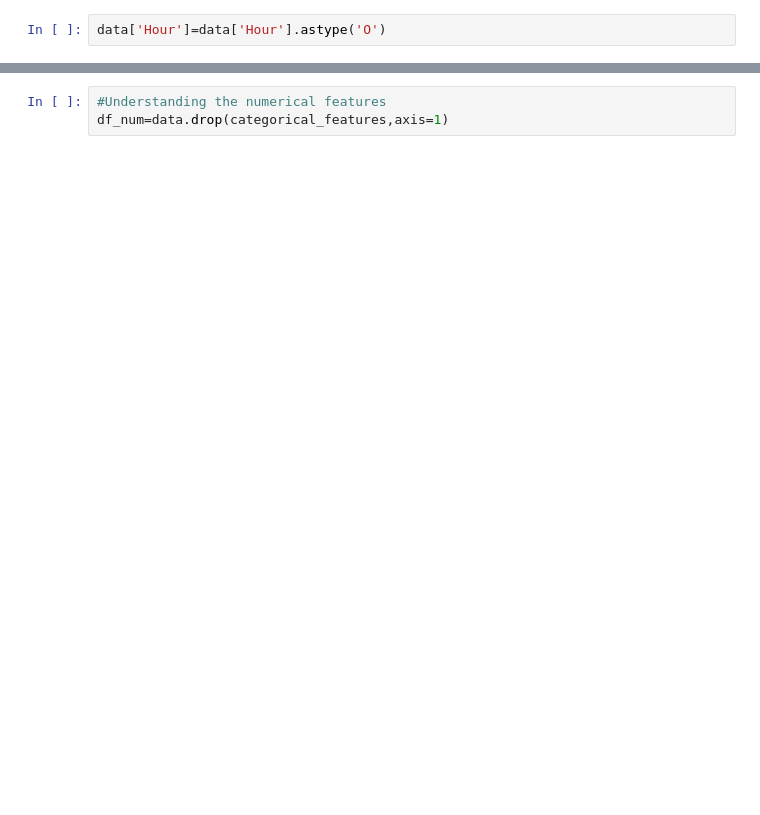
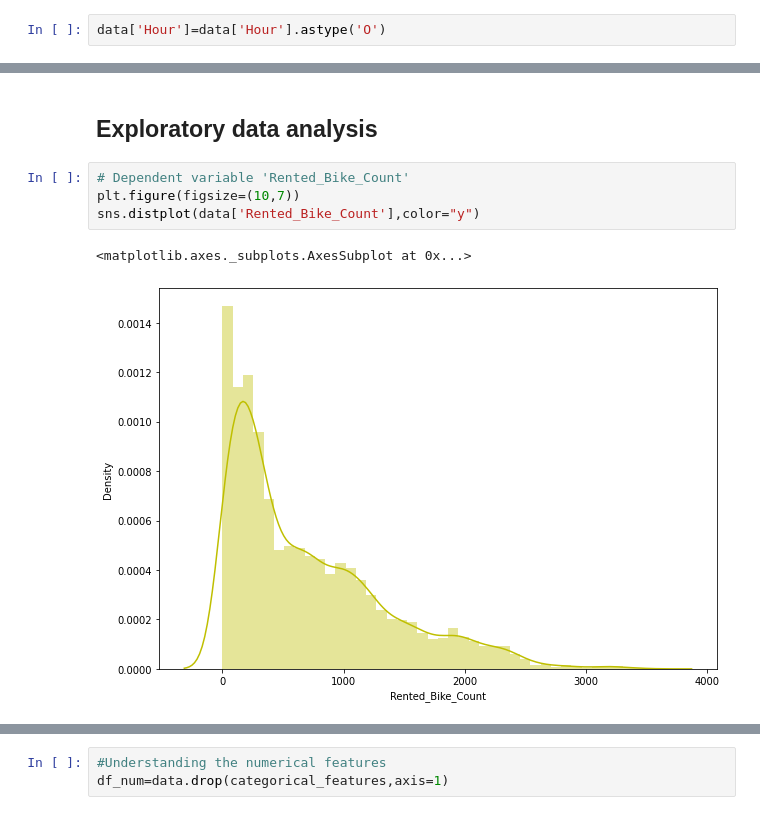
Before and after one commit to Bibhuti-MLAI/Bike-Sharing-Demand-Prediction, a Jupyter notebook: Bike_Sharing_Demand_Prediction_Capstone_Project.ipynb, the cells around one changed output, grey strips where cells are left out. Drawn from its saved outputs; the diff is of its cells as text; blank space fills up the shorter version.

```diff
--- a/Bike_Sharing_Demand_Prediction_Capstone_Project.ipynb
+++ b/Bike_Sharing_Demand_Prediction_Capstone_Project.ipynb
@@ -180,0 +201,9 @@ memory usage: 1.0+ MB
+# %% [markdown]
+## **Exploratory data analysis**
+# %%
+# Dependent variable 'Rented_Bike_Count'
+plt.figure(figsize=(10,7))
+sns.distplot(data['Rented_Bike_Count'],color="y")
+# %% [output]
+<matplotlib.axes._subplots.AxesSubplot at 0x...>
+[figure, added]
```
Also changed, not shown: parts of 22 cells of this notebook.
